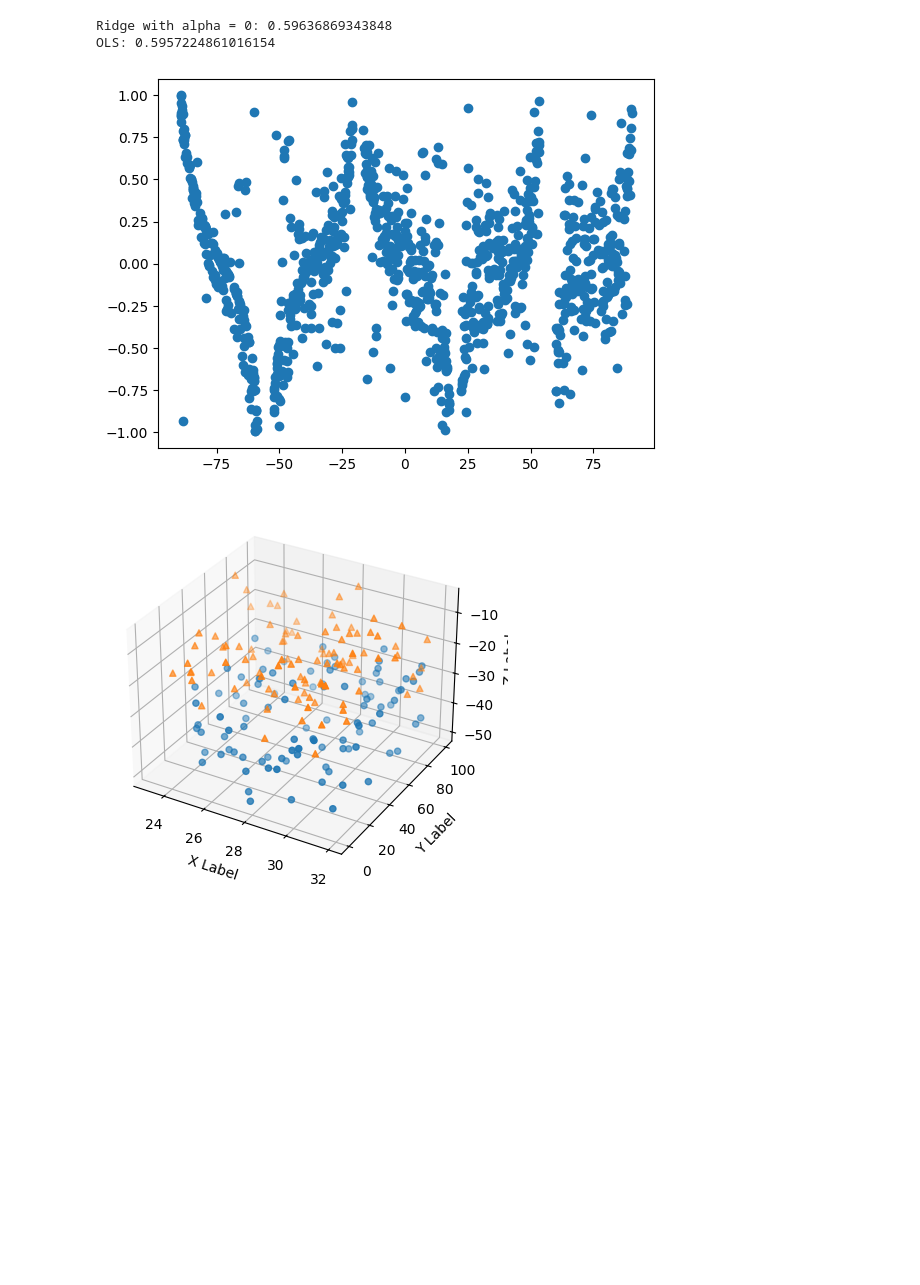
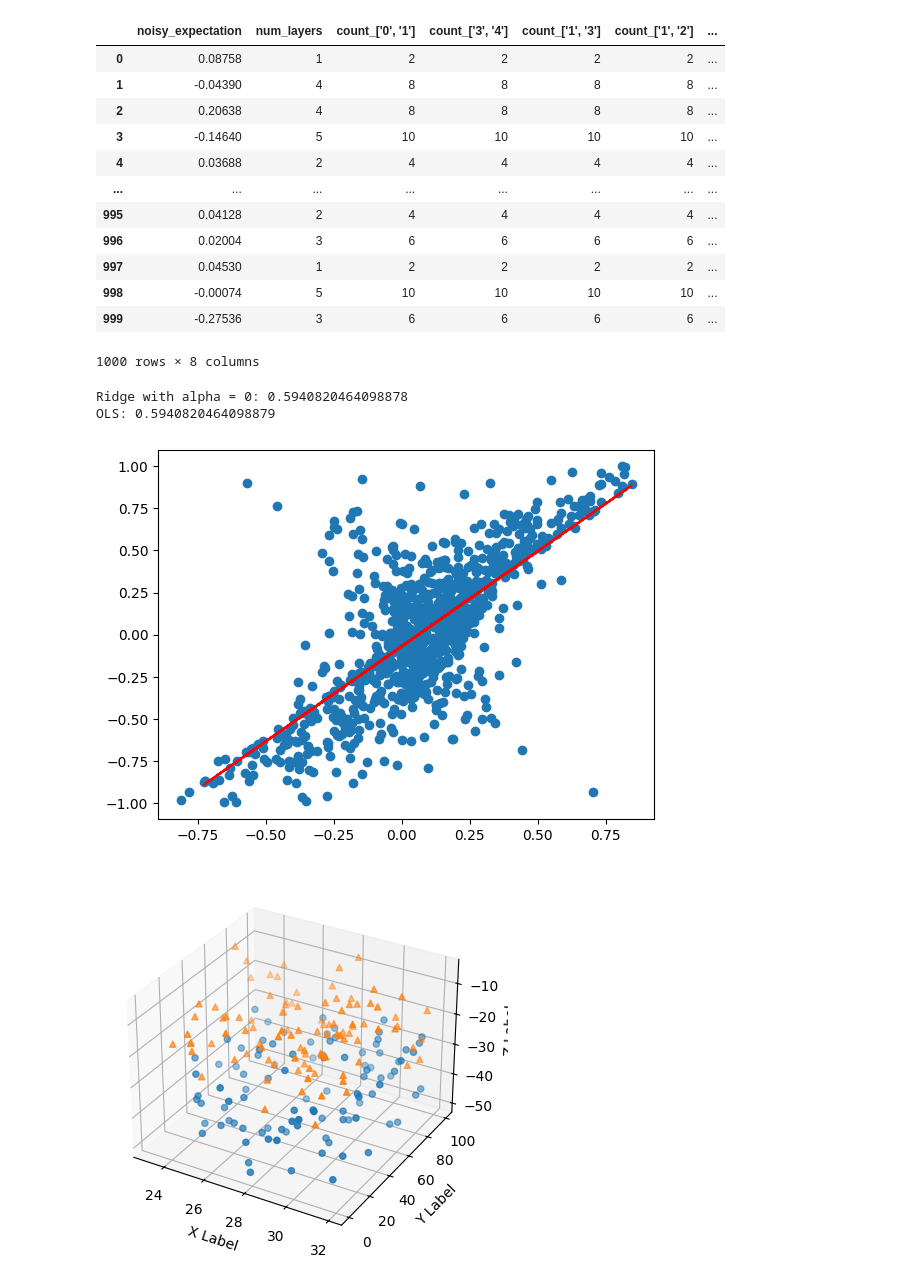
Before and after one commit to prachisharma21/ML_4_QEM, a Jupyter notebook: FeatureExtract.ipynb, the cells around one changed output. Drawn from its saved outputs; the diff is of its cells as text; code cells hidden in the pictures; blank space fills up the shorter version.

Commit message:
added plot

```diff
--- a/FeatureExtract.ipynb
+++ b/FeatureExtract.ipynb
@@ -72,42 +72,58 @@ def extract_features(path):
     tmp = count_gate_paris(df_new, 'gates')
     for i in tmp.keys():
         res['count_' + i] = tmp[i]
+    res['N2QG'] = len(df_new)
     res['target'] = dict_['ideal_expectation']
 
     return res
 # %%
 # quick and dirty test for r2-score without using observable
 a = list()
 for i in range(1000):
     a.append(extract_features(f"./../pickles/circ_{i}.pickle"))
 df = pd.DataFrame(a)
+display(df)
 
-train_x = df[:900].drop(columns=['target'])
+train_x = df[:900]['noisy_expectation'].to_numpy().reshape(-1, 1)
 train_y = df[:900]['target']
 
-test_x = df[900:].drop(columns=['target'])
+test_x = df[900:]['noisy_expectation'].to_numpy().reshape(-1, 1)
 test_y = df[900:]['target']
 
 alpha = 0
 model = linear_model.Ridge(alpha=alpha)
 model = model.fit(train_x, train_y)
 print('Ridge with alpha = ' + str(alpha) + ': ' + str(metrics.r2_score(test_y, model.predict(test_x))))
 
 model = linear_model.LinearRegression()
 model = model.fit(train_x, train_y)
 print('OLS: ' + str(metrics.r2_score(test_y, model.predict(test_x))))
 
 tsne = TSNE(n_components=1)
 new_data = tsne.fit_transform(df.drop(columns=['target']))
 
 fig = plt.figure()
 ax = fig.add_subplot()#projection='3d')
-ax.scatter([new_data[i][0] for i in range(len(new_data))], df['target'])#[new_data[i][1] for i in range(len(new_data))], df['target'])
+ax.scatter(df['noisy_expectation'], df['target'])#[new_data[i][1] for i in range(len(new_data))], df['target'])
+ax.plot(test_x, model.predict(test_x), color='red')
 plt.show()
 # %% [output]
+|  | noisy_expectation | num_layers | count_['0', '1'] | count_['3', '4'] | count_['1', '3'] | count_['1', '2'] | ... |
+| 0 | 0.08758 | 1 | 2 | 2 | 2 | 2 | ... |
+| 1 | -0.04390 | 4 | 8 | 8 | 8 | 8 | ... |
+| 2 | 0.20638 | 4 | 8 | 8 | 8 | 8 | ... |
+| 3 | -0.14640 | 5 | 10 | 10 | 10 | 10 | ... |
+| 4 | 0.03688 | 2 | 4 | 4 | 4 | 4 | ... |
+| ... | ... | ... | ... | ... | ... | ... | ... |
+| 995 | 0.04128 | 2 | 4 | 4 | 4 | 4 | ... |
+| 996 | 0.02004 | 3 | 6 | 6 | 6 | 6 | ... |
+| 997 | 0.04530 | 1 | 2 | 2 | 2 | 2 | ... |
+| 998 | -0.00074 | 5 | 10 | 10 | 10 | 10 | ... |
+| 999 | -0.27536 | 3 | 6 | 6 | 6 | 6 | ... |
-Ridge with alpha = 0: 0.59636869343848
-OLS: 0.5957224861016154
+1000 rows × 8 columns
+Ridge with alpha = 0: 0.5940820464098878
+OLS: 0.5940820464098879
-[figure, old version]
+[figure, new version]
 # %%
 import matplotlib.pyplot as plt
 import numpy as np
```
